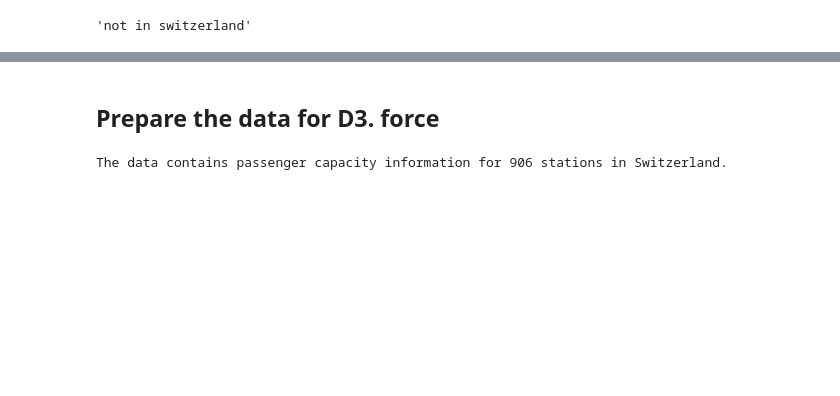
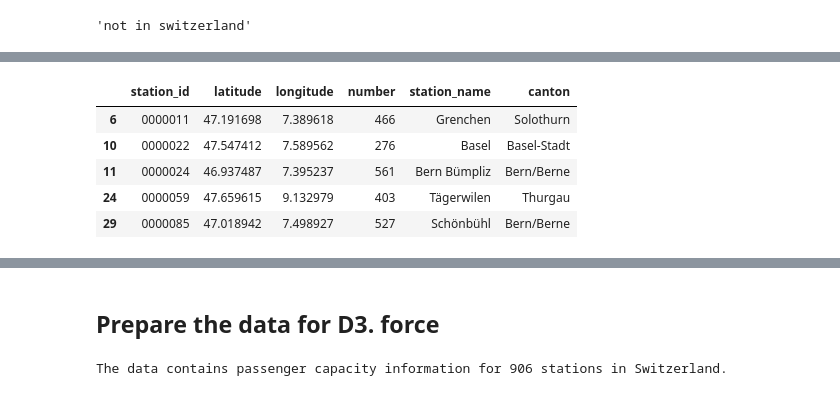
Before and after one commit to com-480-data-visualization/com-480-project-story-tellers, a Jupyter notebook: Data Processing.ipynb, the cells around one changed output, grey strips where cells are left out. Drawn from its saved outputs; the diff is of its cells as text; code cells hidden in the pictures; blank space fills up the shorter version.

```diff
--- a/Data Processing.ipynb
+++ b/Data Processing.ipynb
@@ -206,10 +220,13 @@ st_id, lat, longt, number, name = ([] for i in range(5))
 for i in range(len(result) - 1):
     each = result[i].split()
     st_id.append(each[0])
-    lat.append(each[1])
-    longt.append(each[2])
+    longt.append(each[1])
+    lat.append(each[2])
     number.append(each[3])
     name.append(' '.join(each[5:]))
 station_info = {'station_id': st_id, 'latitude': lat,'longitude': longt
                ,'number': number,'station_name': name}
 stations = pd.DataFrame.from_dict(station_info)
+
+stations.latitude= stations.latitude.astype(float)
+stations.longitude= stations.longitude.astype(float)
@@ -219,7 +233,29 @@ stations.longitude= stations.longitude.astype(float)
+# %%
+with open(DATAFOLDER + '/dd_geojson_switzerland.json') as f:
+    js = json.load(f)
+
+# construct point based on lon/lat returned by geocoder
+def get_canton(js, lat, long):
+    point = Point(long, lat)
+   # check each polygon to see if it contains the point
+    for feature in js['features']:
+        polygon = shape(feature['geometry'])
+        if polygon.contains(point):
+            return feature['properties']['name']
+    return 'not in switzerland'
 # %%
 stations['canton'] = stations.apply(lambda row: get_canton(js, row.latitude, row.longitude), axis = 1)
 # %%
 suisse_stations = stations[stations.canton != 'not in switzerland']
+# %%
+suisse_stations.head()
+# %% [output]
+|  | station_id | latitude | longitude | number | station_name | canton |
+| 6 | 0000011 | 47.191698 | 7.389618 | 466 | Grenchen | Solothurn |
+| 10 | 0000022 | 47.547412 | 7.589562 | 276 | Basel | Basel-Stadt |
+| 11 | 0000024 | 46.937487 | 7.395237 | 561 | Bern Bümpliz | Bern/Berne |
+| 24 | 0000059 | 47.659615 | 9.132979 | 403 | Tägerwilen | Thurgau |
+| 29 | 0000085 | 47.018942 | 7.498927 | 527 | Schönbühl | Bern/Berne |
 # %%
 station_name_id_map = pd.merge(tr_res, suisse_stations, how='inner', left_on='station_id', right_on='station_id')
 # %%
```
Also changed, not shown: parts of 43 cells of this notebook.
